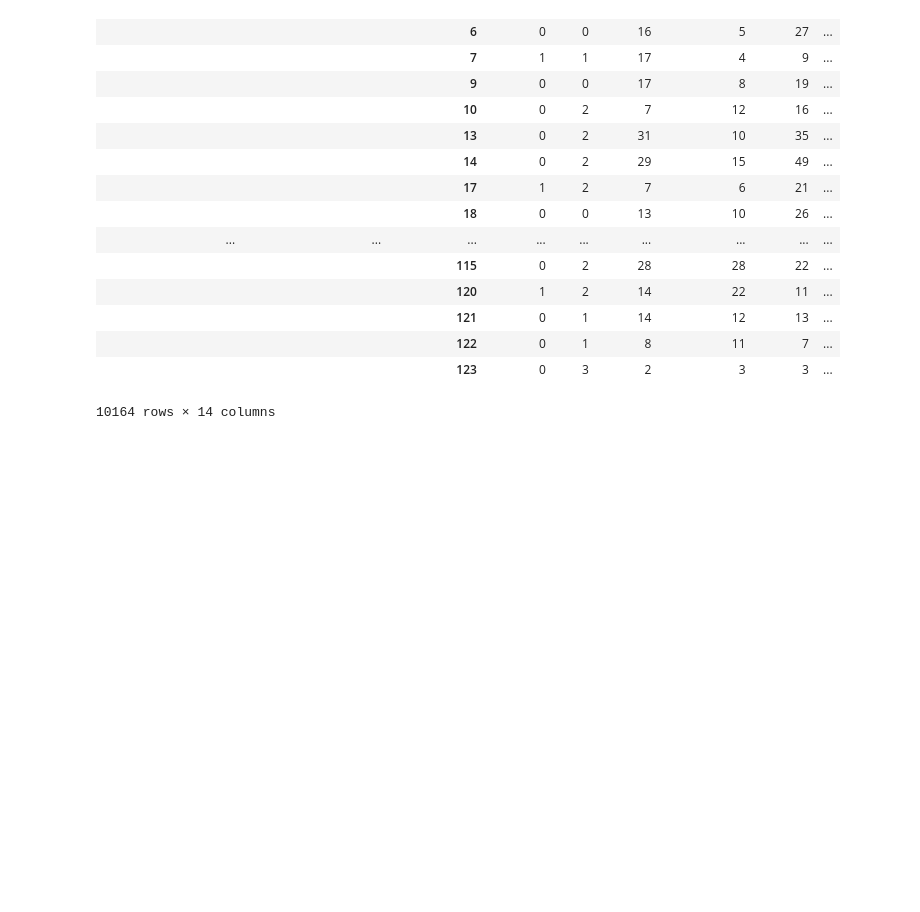
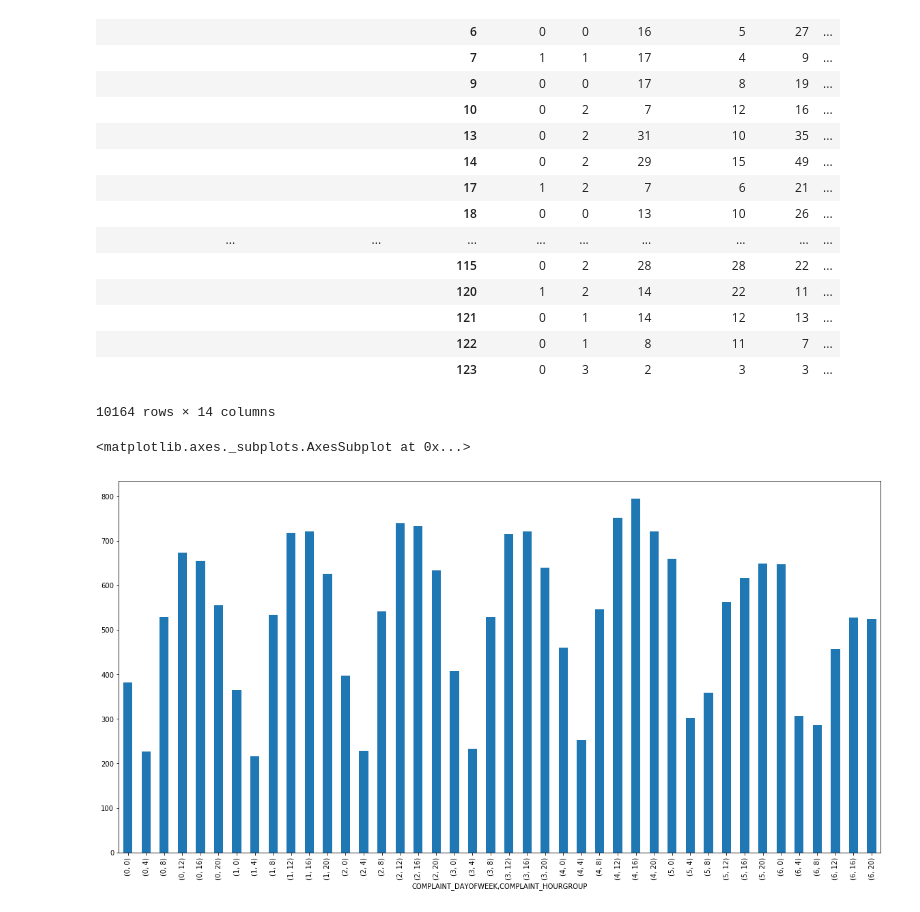
Before and after one commit to oracleofnj/precrime, a Jupyter notebook: exploratory-notebooks/InitialExploration.ipynb, the cells around one changed output. Cells and saved outputs as stored; diff of their text form; code cells hidden in the pictures; blank space fills up the shorter version.

```diff
--- a/exploratory-notebooks/InitialExploration.ipynb
+++ b/exploratory-notebooks/InitialExploration.ipynb
@@ -287,3 +293,26 @@ nypd_data.pivot_table(
 |  |  | 122 | 0 | 1 | 8 | 11 | 7 | ... |
 |  |  | 123 | 0 | 3 | 2 | 3 | 3 | ... |
 10164 rows × 14 columns
+# %%
+nypd_data['COMPLAINT_YEAR'] = nypd_data['COMPLAINT_DATETIME'].dt.year
+nypd_data['COMPLAINT_MONTH'] = nypd_data['COMPLAINT_DATETIME'].dt.month
+nypd_data['COMPLAINT_DAY'] = nypd_data['COMPLAINT_DATETIME'].dt.day
+nypd_data['COMPLAINT_HOUR'] = nypd_data['COMPLAINT_DATETIME'].dt.hour
+nypd_data['COMPLAINT_DAYOFWEEK'] = nypd_data['COMPLAINT_DATETIME'].dt.dayofweek
+nypd_data['COMPLAINT_HOURGROUP'] = nypd_data['COMPLAINT_HOUR'].map(lambda x: 4 * (int(x) // 4))
+# %%
+pivoted_weekday_precinct = nypd_data.pivot_table(
+    index=[
+        'COMPLAINT_DAYOFWEEK',
+        'COMPLAINT_HOURGROUP'
+    ],
+    values='KY_CD',
+    columns='ADDR_PCT_CD',
+    fill_value=0,
+    aggfunc=len
+)
+# %%
+pivoted_weekday_precinct.mean(axis=1).plot(kind='bar', figsize=(20,10))
+# %% [output]
+<matplotlib.axes._subplots.AxesSubplot at 0x...>
+[figure, added]
```
Also changed, not shown: parts of 7 cells of this notebook.
